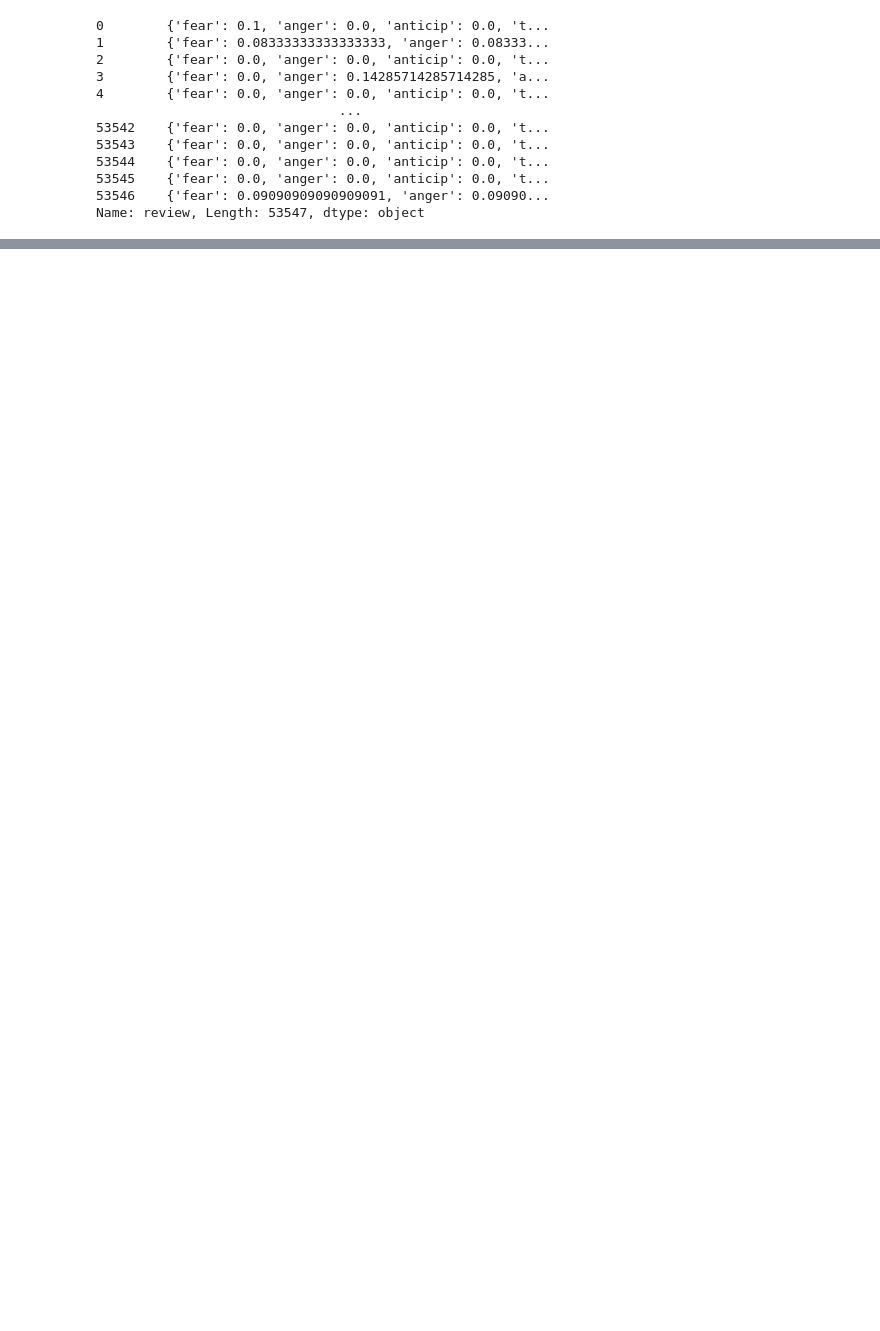
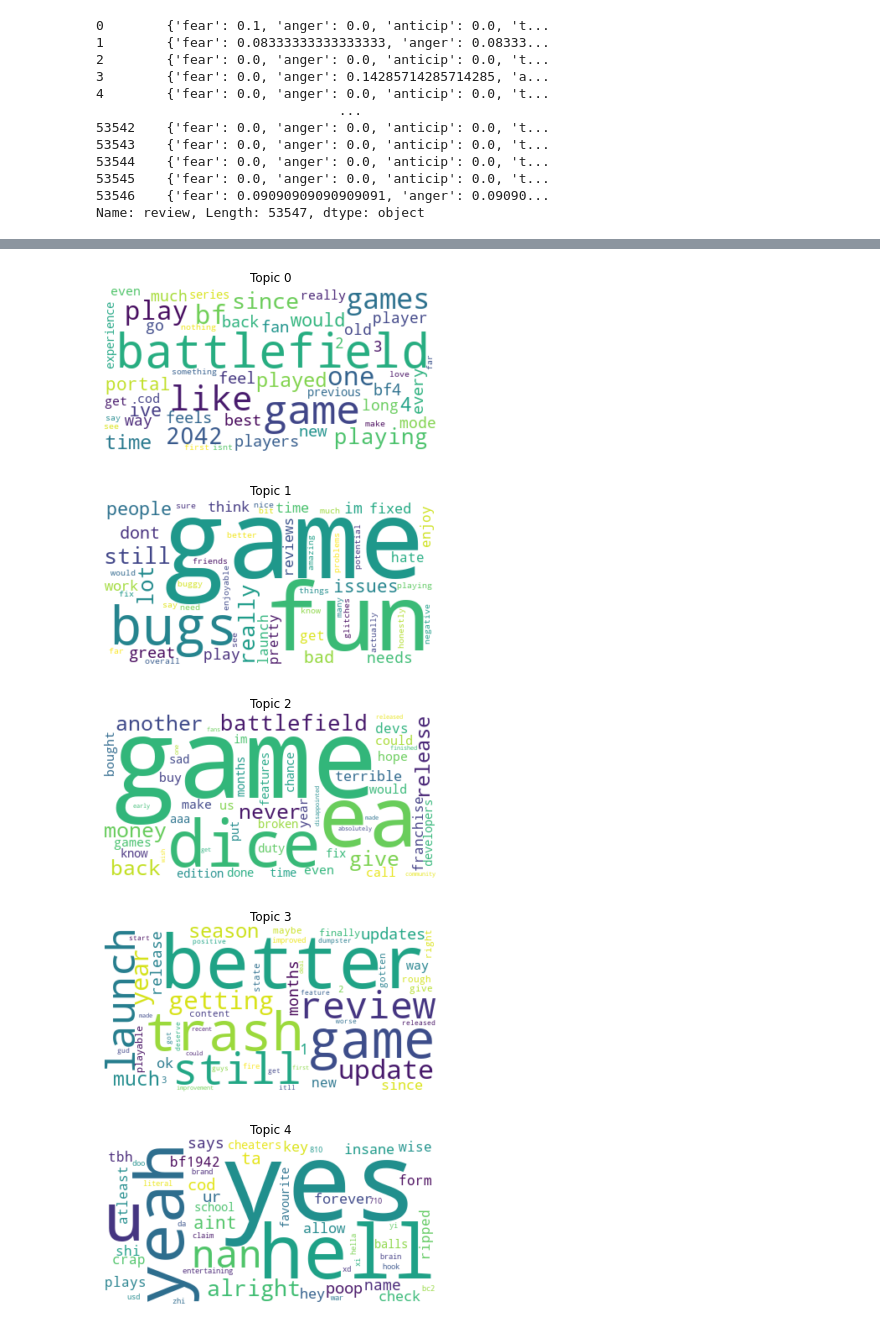
Before and after one commit to baljor3/battlefield2024, a Jupyter notebook: Cleaning data and EDA.ipynb, the cells around one changed output, grey strips where cells are left out. Saved outputs shown, nothing was run; the diff lists cells and outputs as text; code cells hidden in the pictures; blank space fills up the shorter version.

Commit message:
topic

```diff
--- a/Cleaning data and EDA.ipynb
+++ b/Cleaning data and EDA.ipynb
@@ -458,0 +556,13 @@ Name: review, Length: 53547, dtype: object
+# %%
+from gensim import models, corpora
+article_summaries = BF['cleaned_summary'].values
+article_summaries = [[word for word in nltk.word_tokenize(article)] for article in article_summaries]
+
+# create a dictionary of all the words in the dataset
+dictionary = corpora.Dictionary(article_summaries)
+
+# create a corpus
+corpus = [dictionary.doc2bow(article) for article in article_summaries]
+
+# create an LDA model
+lda = models.LdaModel(corpus, num_topics=10, id2word=dictionary, passes=20)
@@ -458,0 +582,29 @@ Name: review, Length: 53547, dtype: object
+# %%
+def create_wordcloud(model: models.LdaModel, topic: int):
+    '''
+    This class will generate a word cloud given an LDA Model and the topic.
+
+    Args:
+        mdl: LDA Model
+        topic: Integer representing the topic
+    '''
+    text = {word: value for word, value in model.show_topic(topic, topn=50)}
+    wc = WordCloud(
+        background_color="white",
+        max_words=1000
+    )
+    wc.generate_from_frequencies(text)
+    plt.clf()
+    plt.imshow(wc, interpolation="bilinear")
+    plt.axis("off")
+    plt.title("Topic" + " "+ str(topic))
+    plt.show()
+
+for i in range (0,10):
+    create_wordcloud(lda, topic=i)
+# %% [output]
+[figure, added]
+[figure, added]
+[figure, added]
+[figure, added]
+[figure, added]
```
Also changed, not shown: parts of 10 cells of this notebook.
